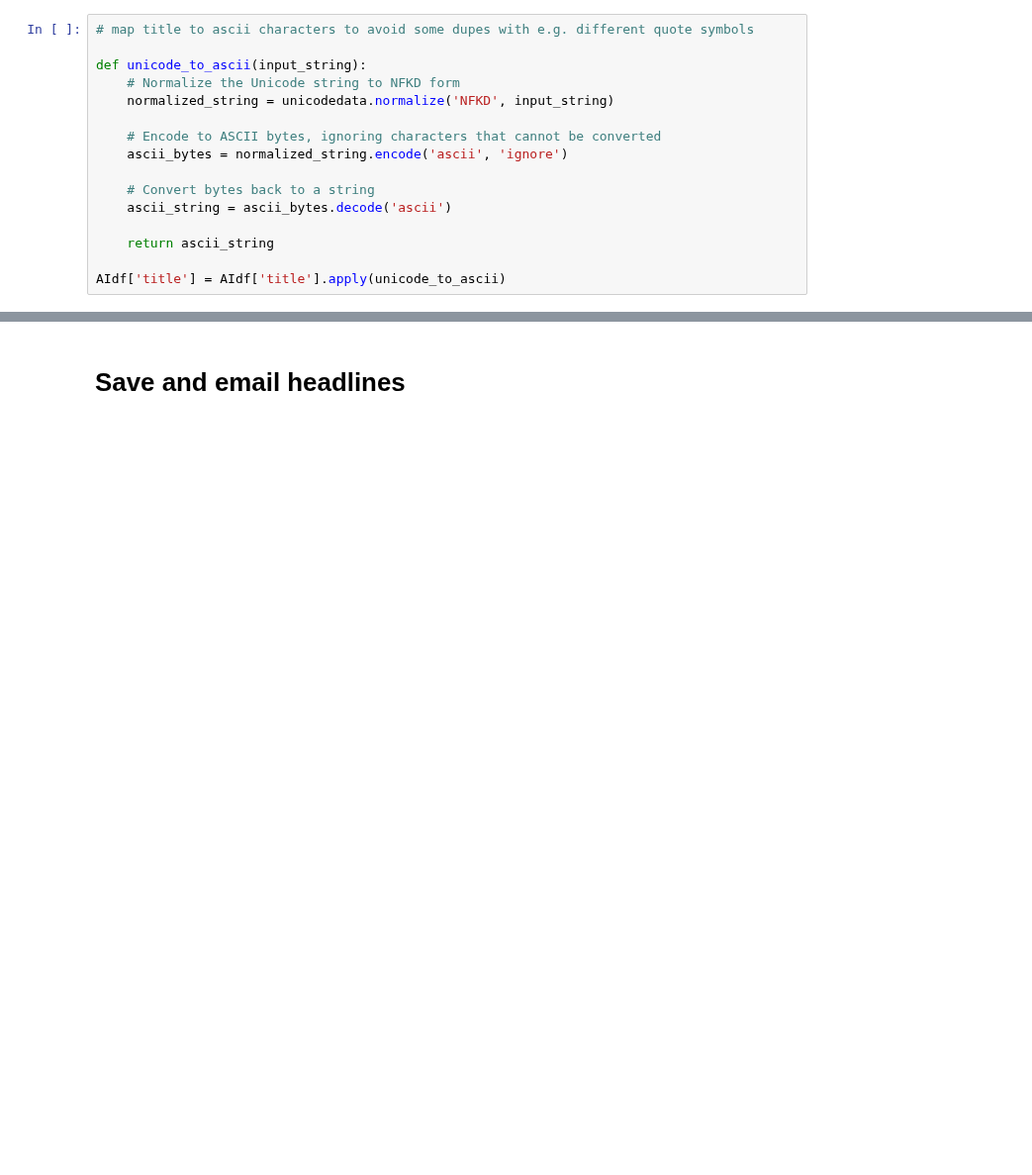
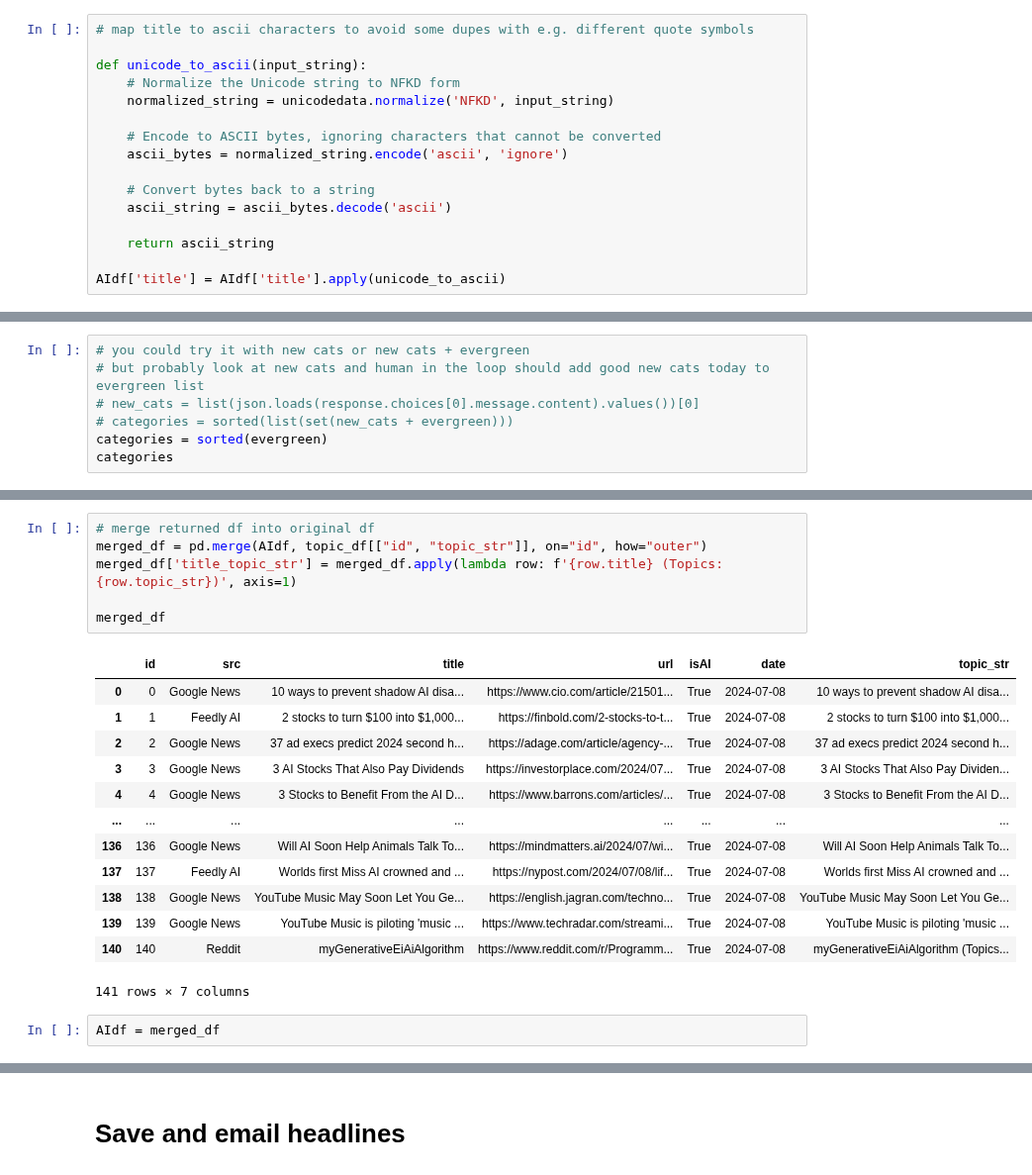
Before and after one commit to druce/AInewsbot, a Jupyter notebook: AInewsbot.ipynb, the cells around one changed output, grey strips where cells are left out. Shown at 99% size. Drawn from its saved outputs; the diff is of its cells as text; blank space fills up the shorter version.

```diff
--- a/AInewsbot.ipynb
+++ b/AInewsbot.ipynb
@@ -506,0 +730,7 @@ log(f"Found {len(AIdf)} unique AI headlines")
+# %%
+# you could try it with new cats or new cats + evergreen
+# but probably look at new cats and human in the loop should add good new cats today to evergreen list
+# new_cats = list(json.loads(response.choices[0].message.content).values())[0]
+# categories = sorted(list(set(new_cats + evergreen)))
+categories = sorted(evergreen)
+categories
@@ -507 +897,23 @@ log(f"Found {len(AIdf)} unique AI headlines")
+# %%
+# merge returned df into original df
+merged_df = pd.merge(AIdf, topic_df[["id", "topic_str"]], on="id", how="outer")
+merged_df['title_topic_str'] = merged_df.apply(lambda row: f'{row.title} (Topics: {row.topic_str})', axis=1)
+
+merged_df
+# %% [output]
+|  | id | src | title | url | isAI | date | topic_str |
+| 0 | 0 | Google News | 10 ways to prevent shadow AI disa... | https://www.cio.com/article/21501... | True | 2024-07-08 | 10 ways to prevent shadow AI disa... |
+| 1 | 1 | Feedly AI | 2 stocks to turn $100 into $1,000... | https://finbold.com/2-stocks-to-t... | True | 2024-07-08 | 2 stocks to turn $100 into $1,000... |
+| 2 | 2 | Google News | 37 ad execs predict 2024 second h... | https://adage.com/article/agency-... | True | 2024-07-08 | 37 ad execs predict 2024 second h... |
+| 3 | 3 | Google News | 3 AI Stocks That Also Pay Dividends | https://investorplace.com/2024/07... | True | 2024-07-08 | 3 AI Stocks That Also Pay Dividen... |
+| 4 | 4 | Google News | 3 Stocks to Benefit From the AI D... | https://www.barrons.com/articles/... | True | 2024-07-08 | 3 Stocks to Benefit From the AI D... |
+| ... | ... | ... | ... | ... | ... | ... | ... |
+| 136 | 136 | Google News | Will AI Soon Help Animals Talk To... | https://mindmatters.ai/2024/07/wi... | True | 2024-07-08 | Will AI Soon Help Animals Talk To... |
+| 137 | 137 | Feedly AI | Worlds first Miss AI crowned and ... | https://nypost.com/2024/07/08/lif... | True | 2024-07-08 | Worlds first Miss AI crowned and ... |
+| 138 | 138 | Google News | YouTube Music May Soon Let You Ge... | https://english.jagran.com/techno... | True | 2024-07-08 | YouTube Music May Soon Let You Ge... |
+| 139 | 139 | Google News | YouTube Music is piloting 'music ... | https://www.techradar.com/streami... | True | 2024-07-08 | YouTube Music is piloting 'music ... |
+| 140 | 140 | Reddit | myGenerativeEiAiAlgorithm | https://www.reddit.com/r/Programm... | True | 2024-07-08 | myGenerativeEiAiAlgorithm (Topics... |
+141 rows × 7 columns
+# %%
+AIdf = merged_df
 # %% [markdown]
```
Also changed, not shown: parts of 91 cells of this notebook, 4 other files.
